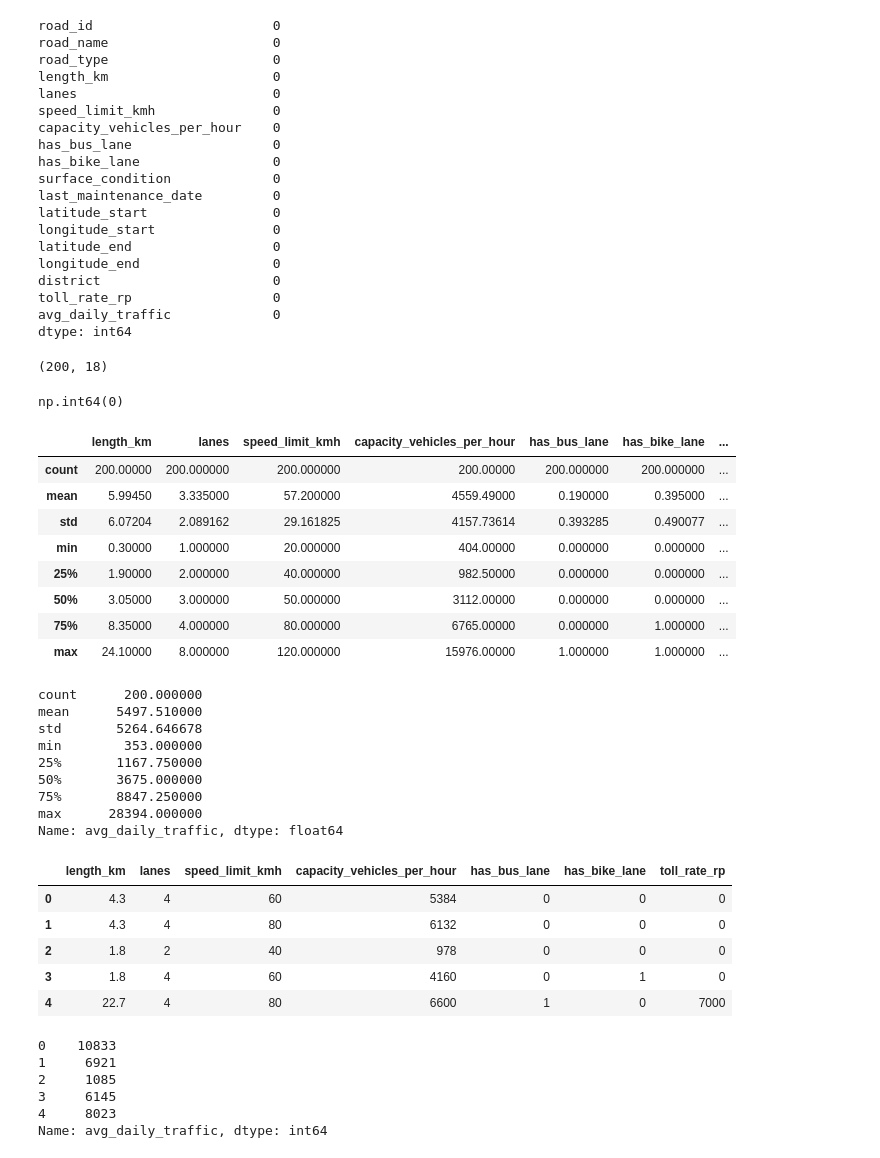
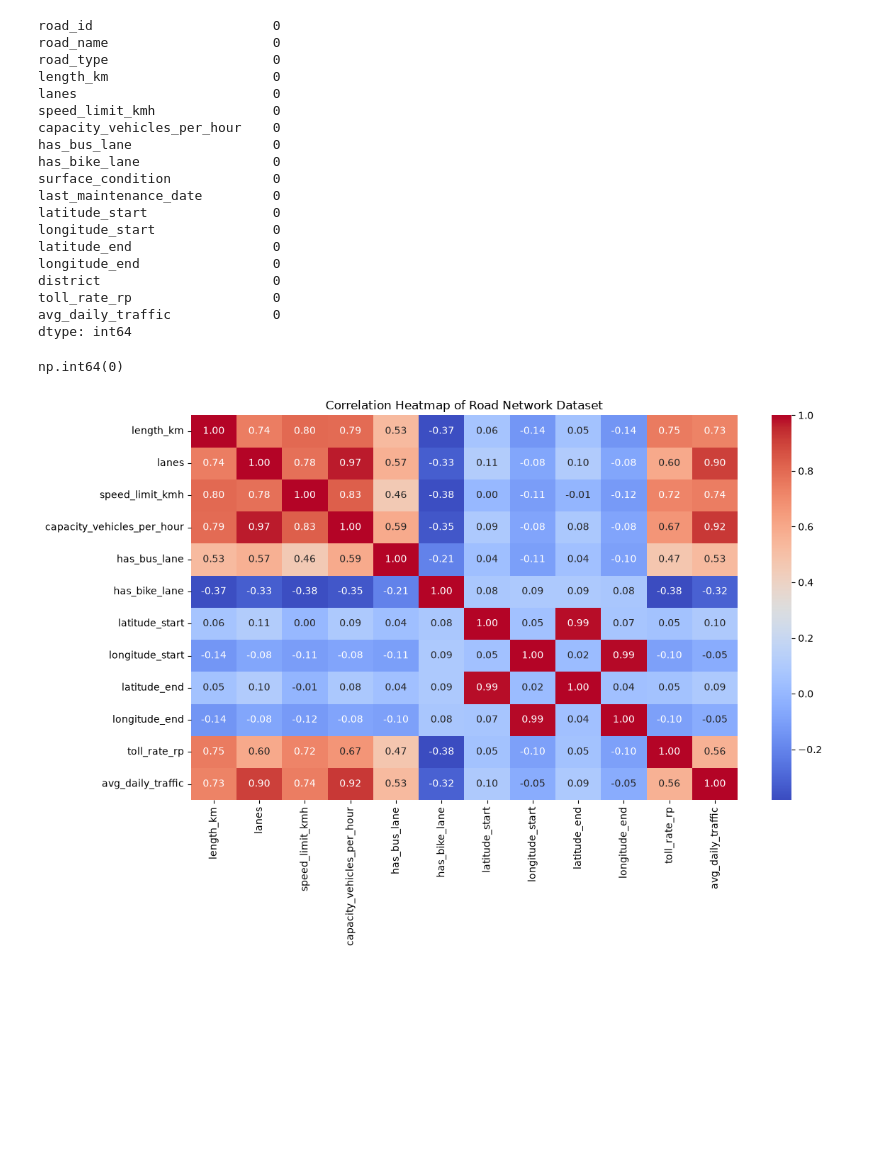
Before and after one commit to shejinshajahan007-afk/repo0517, a Jupyter notebook: main.ipynb, the cells around one changed output. Saved outputs shown, nothing was run; the diff lists cells and outputs as text; code cells hidden in the pictures; blank space fills up the shorter version.

```diff
--- a/main.ipynb
+++ b/main.ipynb
@@ -63,35 +90,7 @@ district                      0
 toll_rate_rp                  0
 avg_daily_traffic             0
 dtype: int64
-# %%
-df.shape
-# %% [output]
-(200, 18)
 # %%
 df.duplicated().sum()
 # %% [output]
 np.int64(0)
-# %%
-df.describe()
-# %% [output]
-|  | length_km | lanes | speed_limit_kmh | capacity_vehicles_per_hour | has_bus_lane | has_bike_lane | ... |
-| count | 200.00000 | 200.000000 | 200.000000 | 200.00000 | 200.000000 | 200.000000 | ... |
-| mean | 5.99450 | 3.335000 | 57.200000 | 4559.49000 | 0.190000 | 0.395000 | ... |
-| std | 6.07204 | 2.089162 | 29.161825 | 4157.73614 | 0.393285 | 0.490077 | ... |
-| min | 0.30000 | 1.000000 | 20.000000 | 404.00000 | 0.000000 | 0.000000 | ... |
-| 25% | 1.90000 | 2.000000 | 40.000000 | 982.50000 | 0.000000 | 0.000000 | ... |
-| 50% | 3.05000 | 3.000000 | 50.000000 | 3112.00000 | 0.000000 | 0.000000 | ... |
-| 75% | 8.35000 | 4.000000 | 80.000000 | 6765.00000 | 0.000000 | 1.000000 | ... |
-| max | 24.10000 | 8.000000 | 120.000000 | 15976.00000 | 1.000000 | 1.000000 | ... |
-# %%
-df["avg_daily_traffic"].describe()
-# %% [output]
-count      200.000000
-mean      5497.510000
-std       5264.646678
-min        353.000000
-25%       1167.750000
-50%       3675.000000
-75%       8847.250000
-max      28394.000000
-Name: avg_daily_traffic, dtype: float64
@@ -110,18 +97,15 @@ y = df["avg_daily_traffic"]
-# %%
-x.head()
-# %% [output]
-|  | length_km | lanes | speed_limit_kmh | capacity_vehicles_per_hour | has_bus_lane | has_bike_lane | toll_rate_rp |
-| 0 | 4.3 | 4 | 60 | 5384 | 0 | 0 | 0 |
-| 1 | 4.3 | 4 | 80 | 6132 | 0 | 0 | 0 |
-| 2 | 1.8 | 2 | 40 | 978 | 0 | 0 | 0 |
-| 3 | 1.8 | 4 | 60 | 4160 | 0 | 1 | 0 |
-| 4 | 22.7 | 4 | 80 | 6600 | 1 | 0 | 7000 |
-# %%
-y.head()
-# %% [output]
-0    10833
-1     6921
-2     1085
-3     6145
-4     8023
-Name: avg_daily_traffic, dtype: int64
+# %%
+plt.figure(figsize=(12, 8))
+
+sns.heatmap(
+    df.select_dtypes(include="number").corr(),
+    annot=True,
+    cmap="coolwarm",
+    fmt=".2f"
+)
+
+plt.title("Correlation Heatmap of Road Network Dataset")
+plt.tight_layout()
+plt.show()
+# %% [output]
+[figure, added]
```
Also changed, not shown: parts of 20 cells of this notebook, 4 other files.
